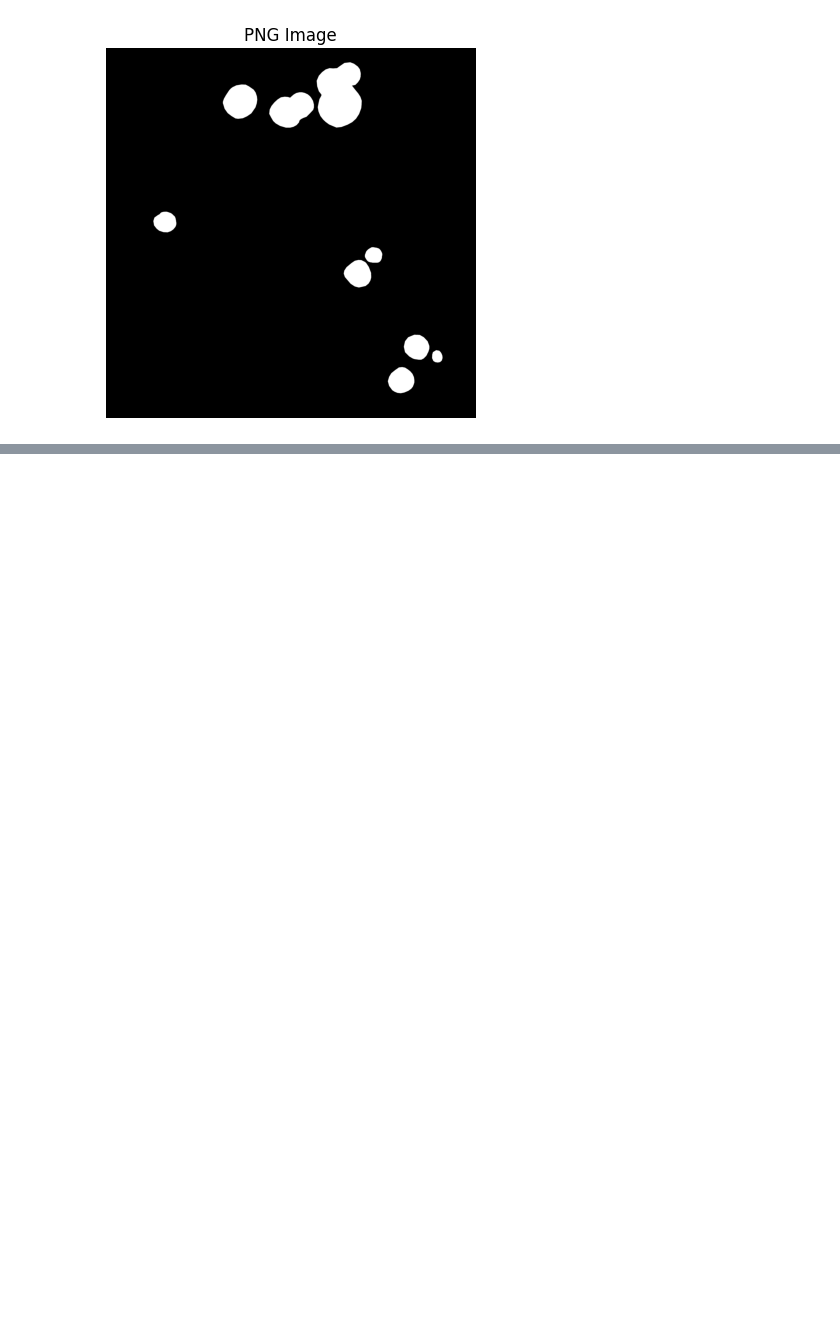
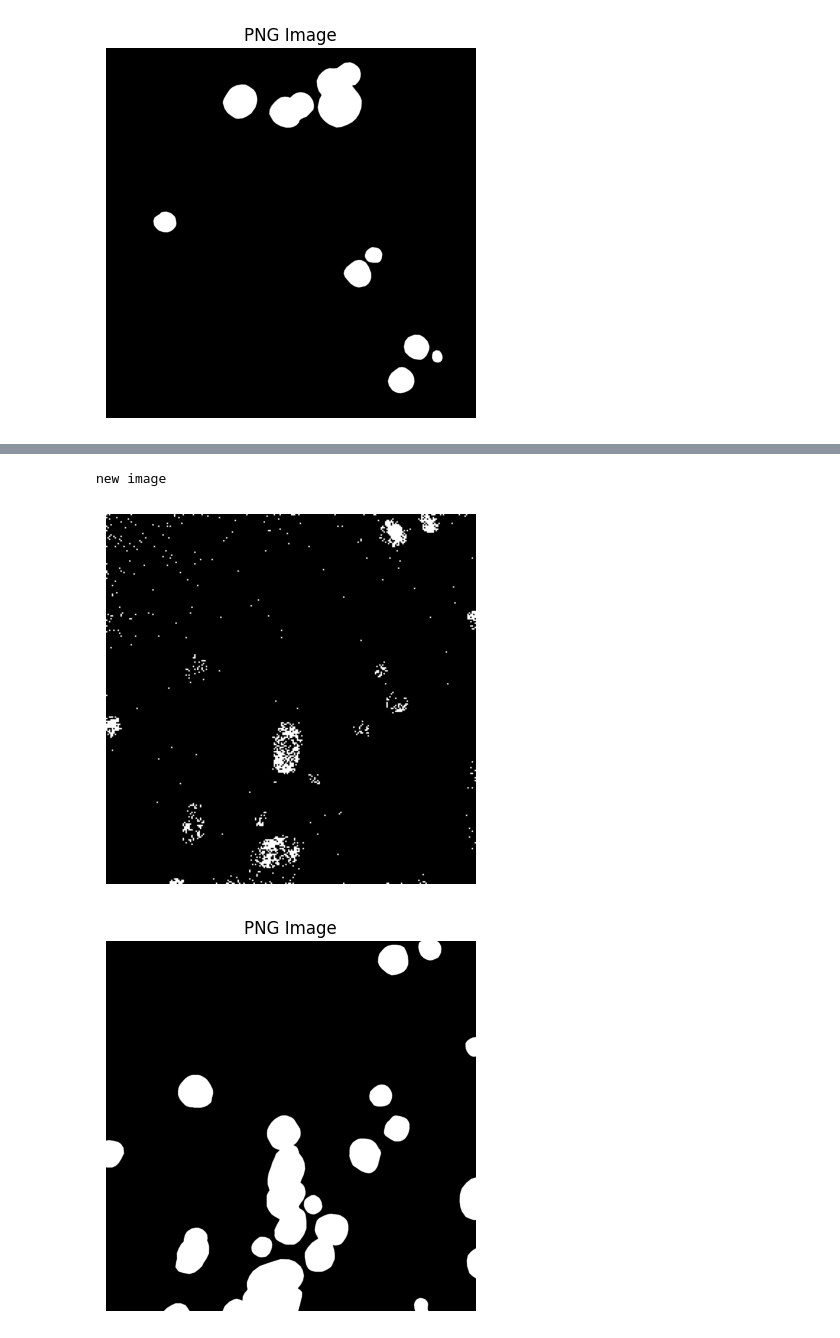
Before and after one commit to Tndeal/PH-TEM, a Jupyter notebook: image_topology/Model.ipynb, the cells around one changed output, grey strips where cells are left out. Saved outputs shown, nothing was run; the diff lists cells and outputs as text; code cells hidden in the pictures; blank space fills up the shorter version.

```diff
--- a/image_topology/Model.ipynb
+++ b/image_topology/Model.ipynb
@@ -243,0 +283,49 @@ new image
+# %%
+def run_test(image_data):
+    X_test = []
+    y_test = []
+
+    print('new image')
+    diagrams = image_data['diagrams']
+    truth_image = image_data['truth']
+    truth_patches = split_patches(16, truth_image)
+
+    for diag, t_patch in zip(diagrams, truth_patches):
+        X_test.append(vectorise_diagram(pimgr, diag))
+        y_test.append(patch_label(t_patch, threshold=0.3))
+
+    X_test_resampled = np.array([resample_vector(x, L) for x in X_test], dtype=np.float32)
+
+    preds = clf.predict(X_test_resampled)
+
+    coords = []
+
+    H, W = image_data['original'].shape
+
+    for i in range(0, H, 16):
+        for j in range(0, W, 16):
+            coords.append((i, j))
+
+
+    mask = np.zeros(image_data['original'].shape, dtype=np.uint8)
+
+    for (i, j), pred in zip(coords, preds):
+        mask[i:i+16, j:j+16] = pred
+
+
+    import matplotlib.pyplot as plt
+
+    plt.imshow(mask, cmap='gray')
+    plt.axis('off')
+    plt.show()
+
+    plt.imshow(image_data['truth'], cmap='gray')
+    plt.axis('off')
+    plt.title("PNG Image")
+    plt.show()
+# %%
+run_test(test_imgs[1])
+# %% [output]
+new image
+[figure, added]
+[figure, added]
```
Also changed, not shown: parts of 4 cells of this notebook.
